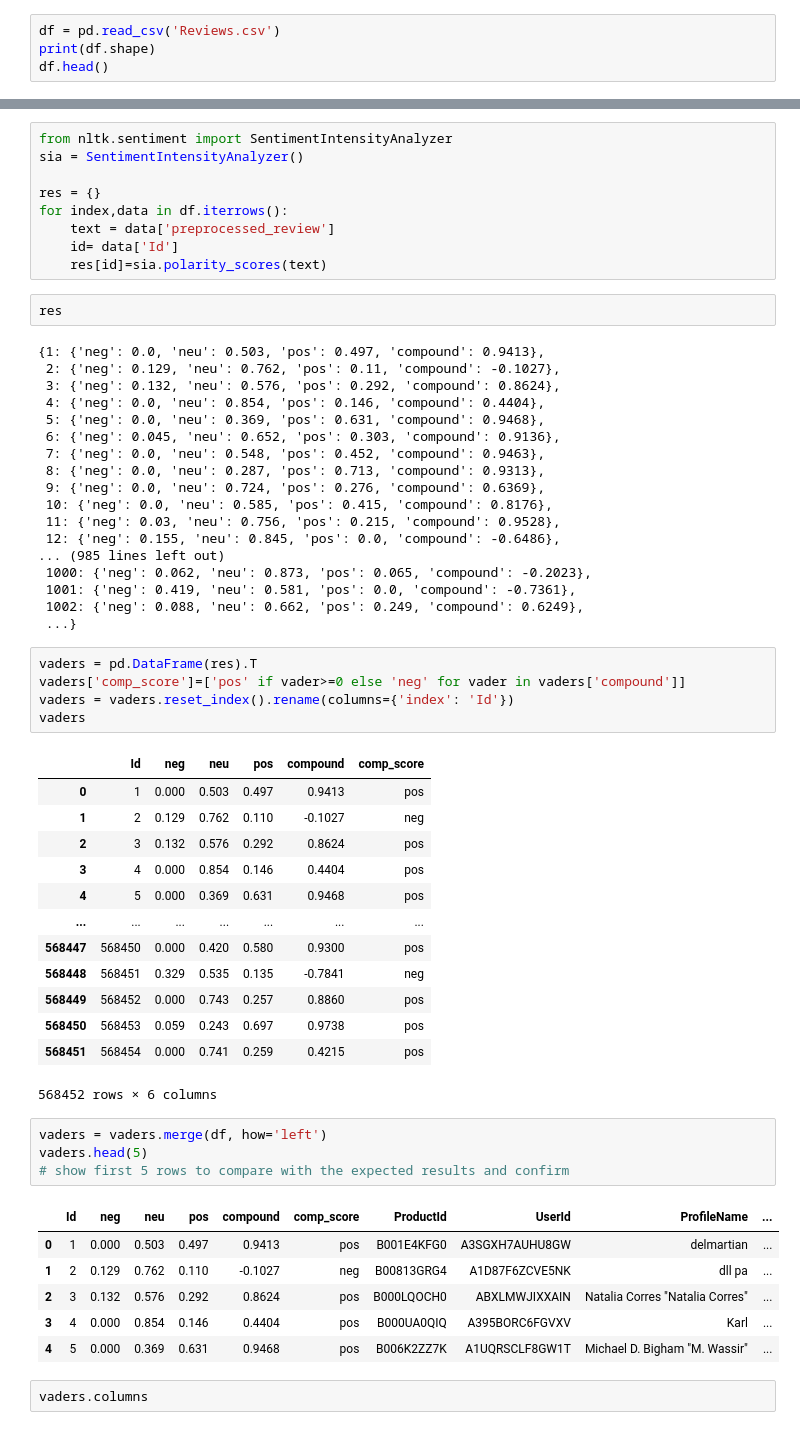
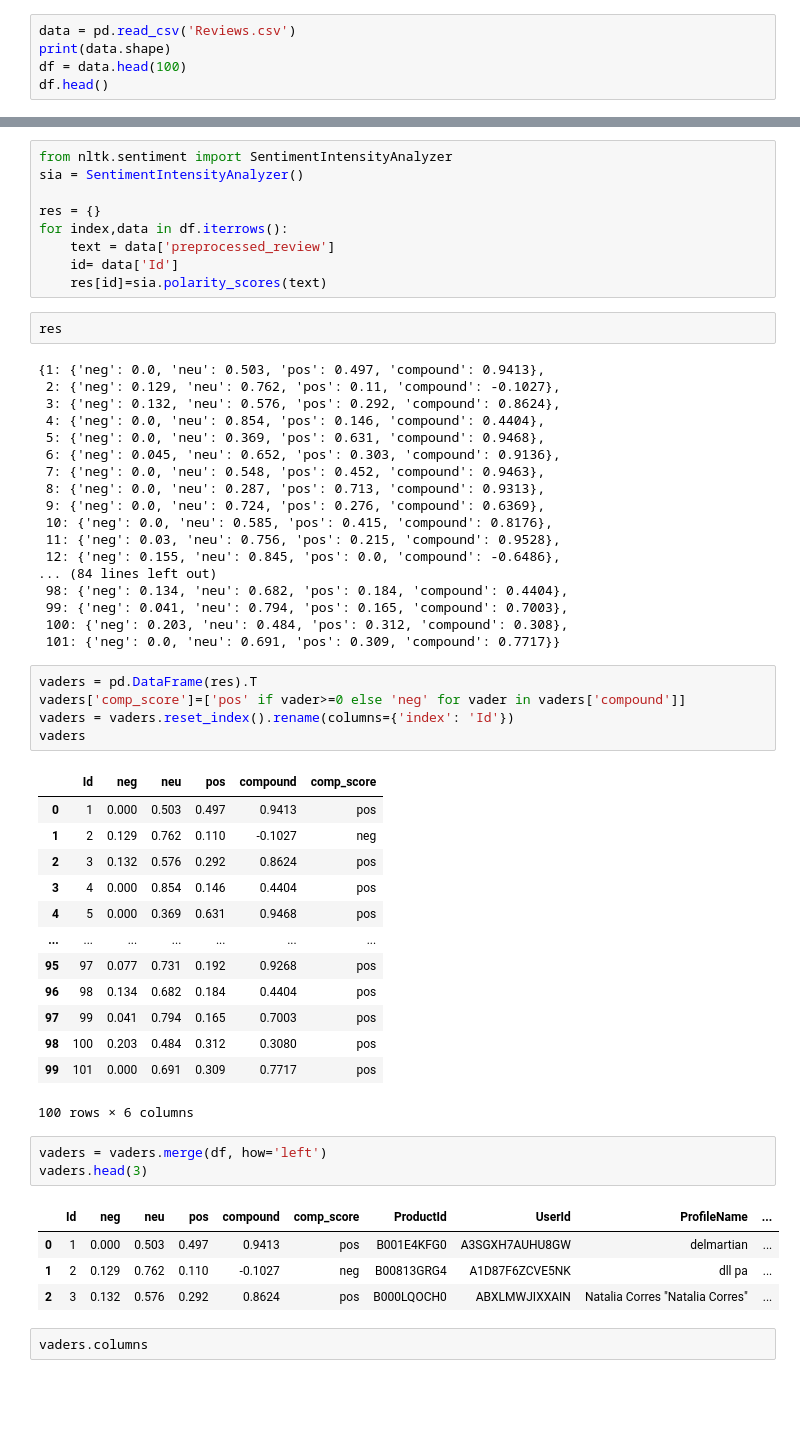
Before and after one commit to Aswadhardi/Natural-Language-Processing-Lab-Practicals-ETSU, a Jupyter notebook: Labs/Lab 5/Lab 5.ipynb, the cells around one changed output, grey strips where cells are left out. Saved outputs shown, nothing was run; the diff lists cells and outputs as text; blank space fills up the shorter version.

```diff
--- a/Labs/Lab 5/Lab 5.ipynb
+++ b/Labs/Lab 5/Lab 5.ipynb
@@ -72,8 +72,9 @@ plt.style.use('ggplot')
 
 import nltk
 # %%
-df = pd.read_csv('Reviews.csv')
-print(df.shape)
+data = pd.read_csv('Reviews.csv')
+print(data.shape)
+df = data.head(100)
 df.head()
 # %% [output]
 (568452, 10)
@@ -133,11 +151,11 @@ res
  10: {'neg': 0.0, 'neu': 0.585, 'pos': 0.415, 'compound': 0.8176},
  11: {'neg': 0.03, 'neu': 0.756, 'pos': 0.215, 'compound': 0.9528},
  12: {'neg': 0.155, 'neu': 0.845, 'pos': 0.0, 'compound': -0.6486},
-... (985 lines left out)
- 1000: {'neg': 0.062, 'neu': 0.873, 'pos': 0.065, 'compound': -0.2023},
- 1001: {'neg': 0.419, 'neu': 0.581, 'pos': 0.0, 'compound': -0.7361},
- 1002: {'neg': 0.088, 'neu': 0.662, 'pos': 0.249, 'compound': 0.6249},
- ...}
+... (84 lines left out)
+ 98: {'neg': 0.134, 'neu': 0.682, 'pos': 0.184, 'compound': 0.4404},
+ 99: {'neg': 0.041, 'neu': 0.794, 'pos': 0.165, 'compound': 0.7003},
+ 100: {'neg': 0.203, 'neu': 0.484, 'pos': 0.312, 'compound': 0.308},
+ 101: {'neg': 0.0, 'neu': 0.691, 'pos': 0.309, 'compound': 0.7717}}
 # %%
 vaders = pd.DataFrame(res).T
 vaders['comp_score']=['pos' if vader>=0 else 'neg' for vader in vaders['compound']]
@@ -151,23 +169,20 @@ vaders
 | 3 | 4 | 0.000 | 0.854 | 0.146 | 0.4404 | pos |
 | 4 | 5 | 0.000 | 0.369 | 0.631 | 0.9468 | pos |
 | ... | ... | ... | ... | ... | ... | ... |
-| 568447 | 568450 | 0.000 | 0.420 | 0.580 | 0.9300 | pos |
-| 568448 | 568451 | 0.329 | 0.535 | 0.135 | -0.7841 | neg |
-| 568449 | 568452 | 0.000 | 0.743 | 0.257 | 0.8860 | pos |
-| 568450 | 568453 | 0.059 | 0.243 | 0.697 | 0.9738 | pos |
-| 568451 | 568454 | 0.000 | 0.741 | 0.259 | 0.4215 | pos |
+| 95 | 97 | 0.077 | 0.731 | 0.192 | 0.9268 | pos |
+| 96 | 98 | 0.134 | 0.682 | 0.184 | 0.4404 | pos |
+| 97 | 99 | 0.041 | 0.794 | 0.165 | 0.7003 | pos |
+| 98 | 100 | 0.203 | 0.484 | 0.312 | 0.3080 | pos |
+| 99 | 101 | 0.000 | 0.691 | 0.309 | 0.7717 | pos |
-568452 rows × 6 columns
+100 rows × 6 columns
 # %%
 vaders = vaders.merge(df, how='left')
-vaders.head(5)
-# show first 5 rows to compare with the expected results and confirm
+vaders.head(3)
 # %% [output]
 |  | Id | neg | neu | pos | compound | comp_score | ProductId | UserId | ProfileName | ... |
 | 0 | 1 | 0.000 | 0.503 | 0.497 | 0.9413 | pos | B001E4KFG0 | A3SGXH7AUHU8GW | delmartian | ... |
 | 1 | 2 | 0.129 | 0.762 | 0.110 | -0.1027 | neg | B00813GRG4 | A1D87F6ZCVE5NK | dll pa | ... |
 | 2 | 3 | 0.132 | 0.576 | 0.292 | 0.8624 | pos | B000LQOCH0 | ABXLMWJIXXAIN | Natalia Corres "Natalia Corres" | ... |
-| 3 | 4 | 0.000 | 0.854 | 0.146 | 0.4404 | pos | B000UA0QIQ | A395BORC6FGVXV | Karl | ... |
-| 4 | 5 | 0.000 | 0.369 | 0.631 | 0.9468 | pos | B006K2ZZ7K | A1UQRSCLF8GW1T | Michael D. Bigham "M. Wassir" | ... |
 # %%
 vaders.columns
 # %% [output]
```
Also changed, not shown: parts of 10 cells of this notebook, 10 other files.
